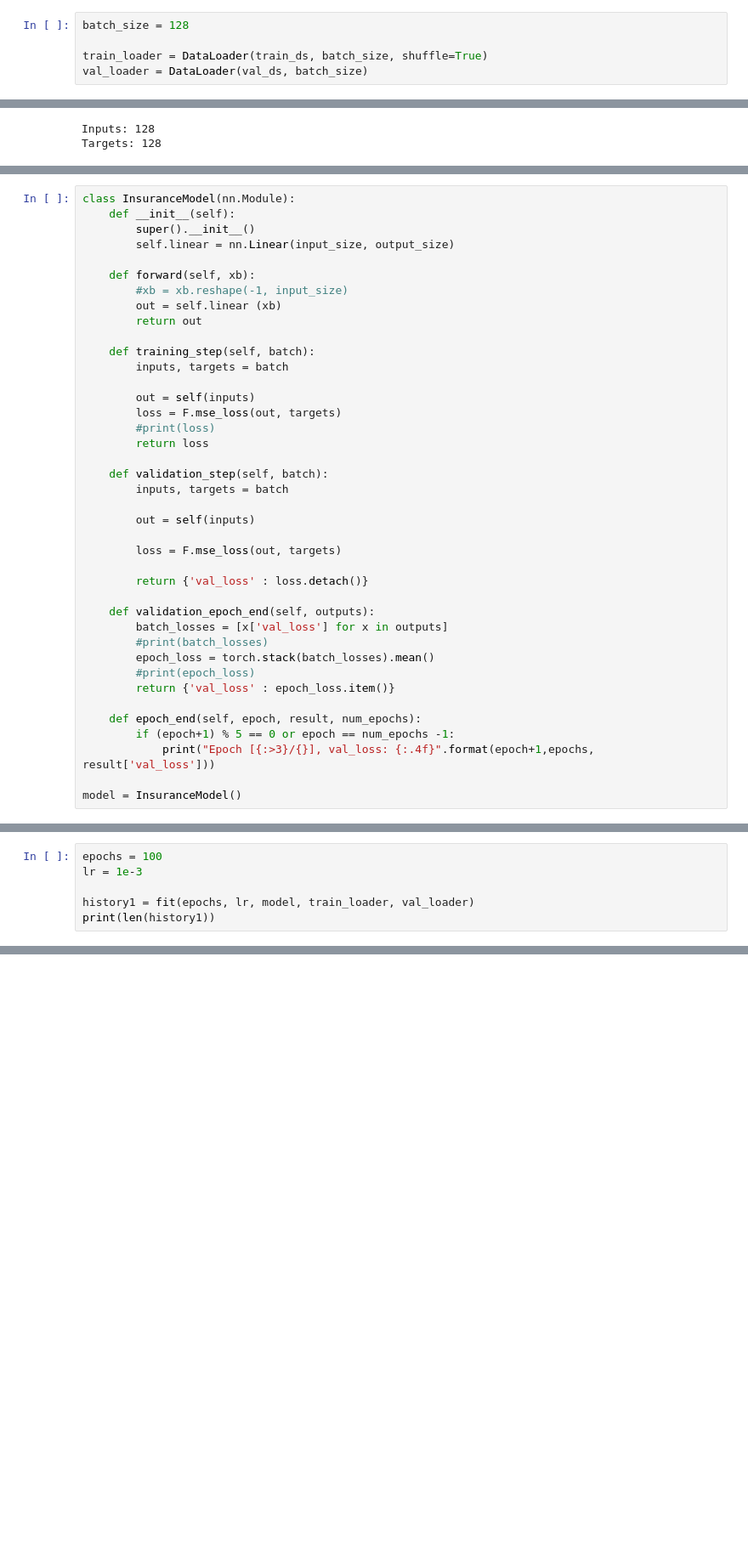
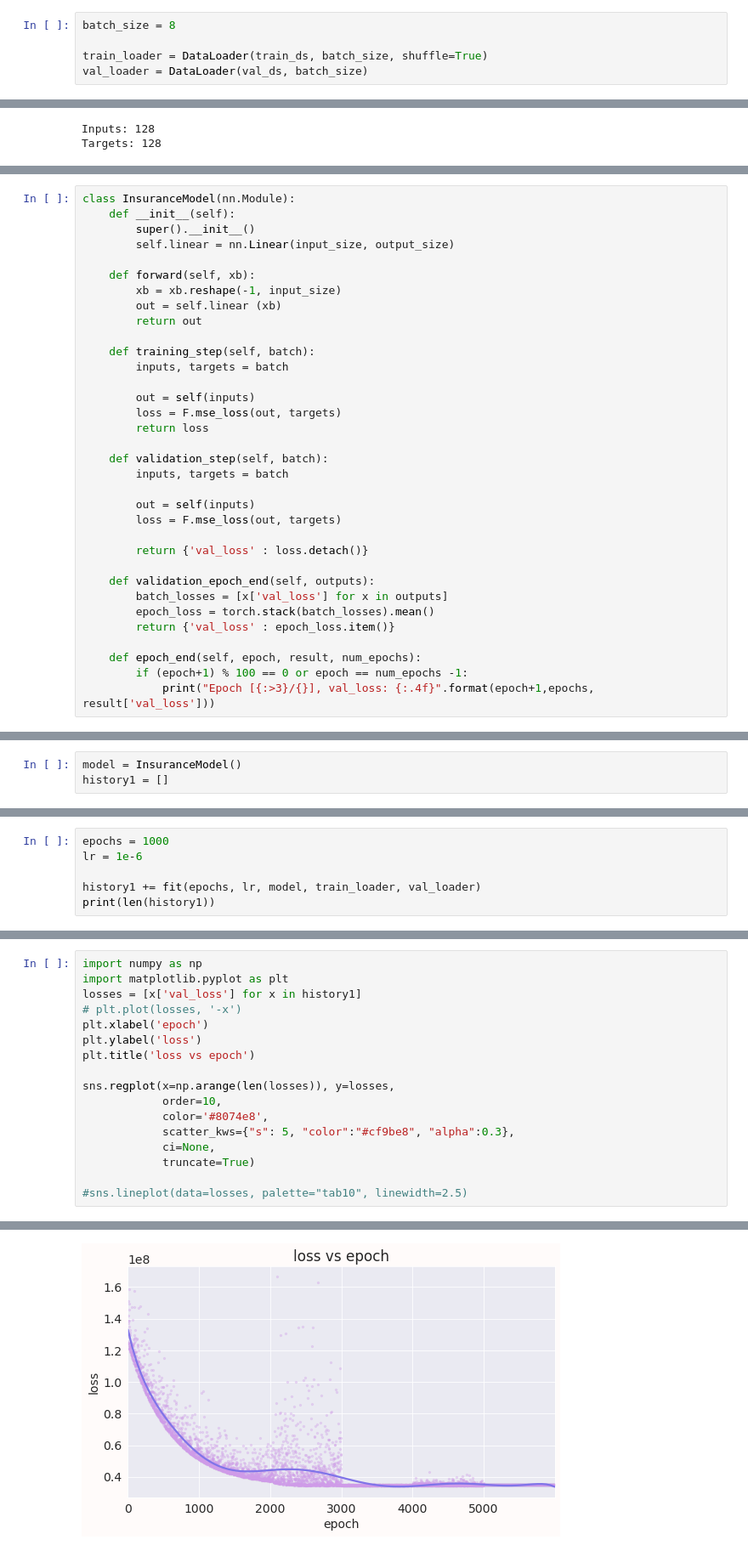
Before and after one commit to a23956491z/deep-learning-research, a Jupyter notebook: python/pytorch-practice/pycharm-project/logistic/exercise/insurance_cost_prediction.ipynb, the cells around one changed output, grey strips where cells are left out. Shown at 85% size. Drawn from its saved outputs; the diff is of its cells as text; blank space fills up the shorter version.

Commit message:
Pytorch : Logistic exercise insurance updates

```diff
--- a/python/pytorch-practice/pycharm-project/logistic/exercise/insurance_cost_prediction.ipynb
+++ b/python/pytorch-practice/pycharm-project/logistic/exercise/insurance_cost_prediction.ipynb
@@ -174,7 +177,7 @@ train_size = num_rows - val_size
 
 train_ds, val_ds = random_split(dataset, [train_size, val_size])
 # %%
-batch_size = 128
+batch_size = 8
 
 train_loader = DataLoader(train_ds, batch_size, shuffle=True)
 val_loader = DataLoader(val_ds, batch_size)
@@ -196,7 +202,7 @@ class InsuranceModel(nn.Module):
         self.linear = nn.Linear(input_size, output_size)
 
     def forward(self, xb):
-        #xb = xb.reshape(-1, input_size)
+        xb = xb.reshape(-1, input_size)
         out = self.linear (xb)
         return out
 
@@ -205,27 +211,21 @@ class InsuranceModel(nn.Module):
 
         out = self(inputs)
         loss = F.mse_loss(out, targets)
-        #print(loss)
         return loss
 
     def validation_step(self, batch):
         inputs, targets = batch
 
         out = self(inputs)
-
         loss = F.mse_loss(out, targets)
 
         return {'val_loss' : loss.detach()}
 
     def validation_epoch_end(self, outputs):
         batch_losses = [x['val_loss'] for x in outputs]
-        #print(batch_losses)
         epoch_loss = torch.stack(batch_losses).mean()
-        #print(epoch_loss)
         return {'val_loss' : epoch_loss.item()}
 
     def epoch_end(self, epoch, result, num_epochs):
-        if (epoch+1) % 5 == 0 or epoch == num_epochs -1:
+        if (epoch+1) % 100 == 0 or epoch == num_epochs -1:
             print("Epoch [{:>3}/{}], val_loss: {:.4f}".format(epoch+1,epochs, result['val_loss']))
-
-model = InsuranceModel()
@@ -232,3 +237,6 @@ model = InsuranceModel()
+# %%
+model = InsuranceModel()
+history1 = []
 # %%
 list(model.parameters())
 # %% [output]
@@ -264,7 +281,7 @@ def fit(epochs, lr, model, train_loader, val_loader, opt_func=torch.optim.SGD):
 # %%
-epochs = 100
-lr = 1e-3
+epochs = 1000
+lr = 1e-6
 
-history1 = fit(epochs, lr, model, train_loader, val_loader)
+history1 += fit(epochs, lr, model, train_loader, val_loader)
 print(len(history1))
 # %% [output]
@@ -287,0 +299,18 @@ Epoch [100/100], val_loss: nan
+# %%
+import numpy as np
+import matplotlib.pyplot as plt
+losses = [x['val_loss'] for x in history1]
+# plt.plot(losses, '-x')
+plt.xlabel('epoch')
+plt.ylabel('loss')
+plt.title('loss vs epoch')
+
+sns.regplot(x=np.arange(len(losses)), y=losses,
+            order=10,
+            color='#8074e8',
+            scatter_kws={"s": 5, "color":"#cf9be8", "alpha":0.3},
+            ci=None,
+            truncate=True)
+
+#sns.lineplot(data=losses, palette="tab10", linewidth=2.5)
+# %% [output]
@@ -288,3 +318,4 @@ Epoch [100/100], val_loss: nan
+[figure, added]
 # %%
 val_loss = evaluate(model, val_loader)
 print(val_loss)
```
Also changed, not shown: parts of 17 cells of this notebook, 1 other file.
